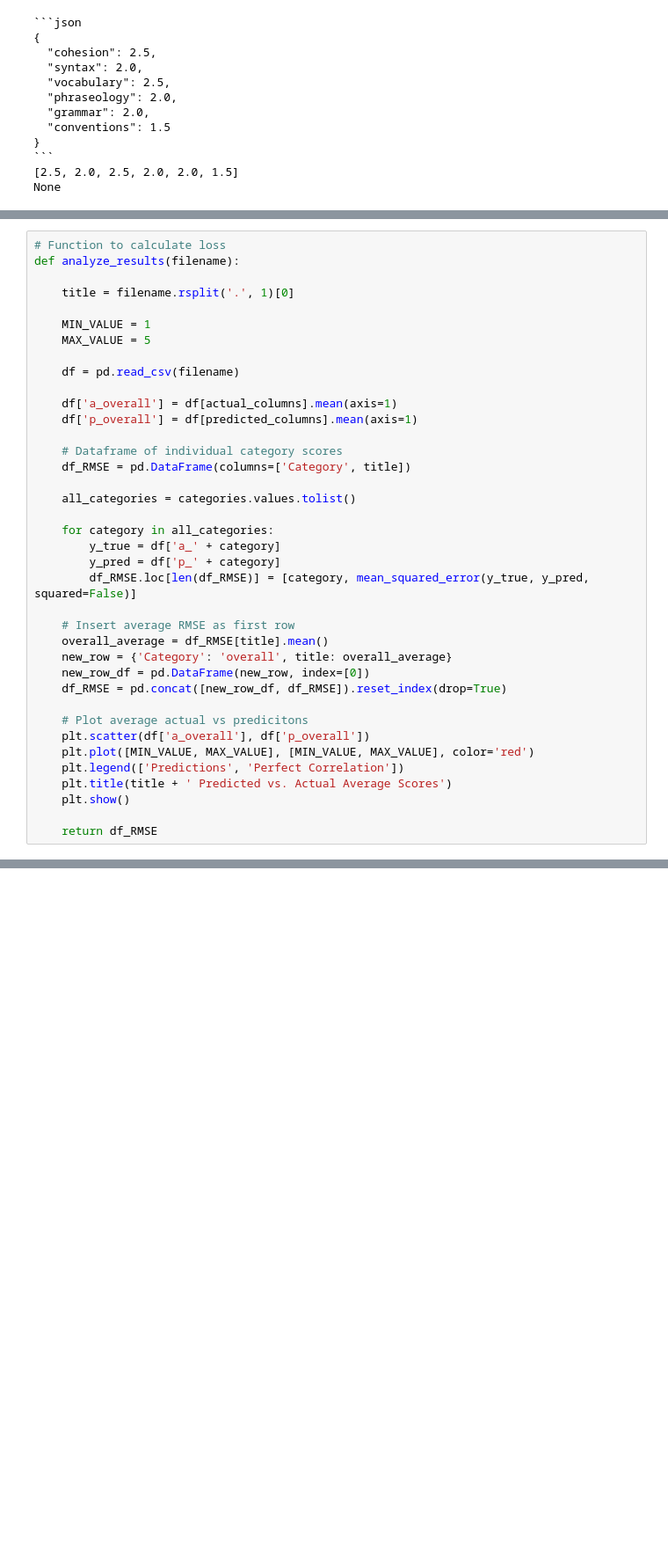
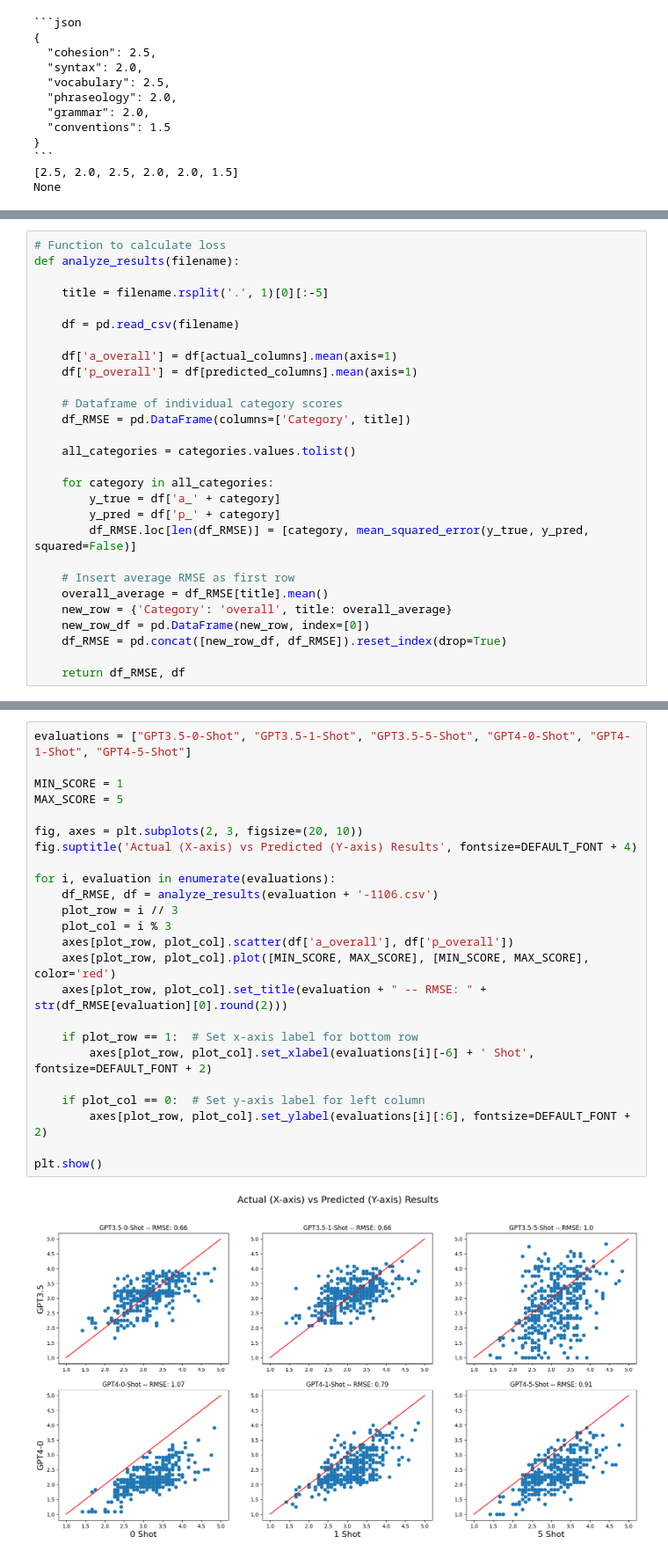
Before and after one commit to kdevoe/Essay-Scoring, a Jupyter notebook: ell-prompt-eval.ipynb, the cells around one changed output, grey strips where cells are left out. Shown at 88% size. Cells and saved outputs as stored; diff of their text form; blank space fills up the shorter version.

Commit message:
Adding full GPT model results

```diff
--- a/ell-prompt-eval.ipynb
+++ b/ell-prompt-eval.ipynb
@@ -238,10 +236,7 @@ RateLimitError: Error code: 429 - {'error': {'message': 'Rate limit reached for
 # Function to calculate loss
 def analyze_results(filename):
 
-    title = filename.rsplit('.', 1)[0]
-
-    MIN_VALUE = 1
-    MAX_VALUE = 5
+    title = filename.rsplit('.', 1)[0][:-5]
 
     df = pd.read_csv(filename)
 
@@ -264,11 +259,4 @@ def analyze_results(filename):
     new_row_df = pd.DataFrame(new_row, index=[0])
     df_RMSE = pd.concat([new_row_df, df_RMSE]).reset_index(drop=True)
 
-    # Plot average actual vs predicitons
-    plt.scatter(df['a_overall'], df['p_overall'])
-    plt.plot([MIN_VALUE, MAX_VALUE], [MIN_VALUE, MAX_VALUE], color='red')
-    plt.legend(['Predictions', 'Perfect Correlation'])
-    plt.title(title + ' Predicted vs. Actual Average Scores')
-    plt.show()
-
-    return df_RMSE
+    return df_RMSE, df
@@ -353,3 +263,29 @@ display(analyze_results("GPT4-5-Shot-1106.csv"))
+# %%
+evaluations = ["GPT3.5-0-Shot", "GPT3.5-1-Shot", "GPT3.5-5-Shot", "GPT4-0-Shot", "GPT4-1-Shot", "GPT4-5-Shot"]
+
+MIN_SCORE = 1
+MAX_SCORE = 5
+
+fig, axes = plt.subplots(2, 3, figsize=(20, 10))
+fig.suptitle('Actual (X-axis) vs Predicted (Y-axis) Results', fontsize=DEFAULT_FONT + 4)
+
+for i, evaluation in enumerate(evaluations):
+    df_RMSE, df = analyze_results(evaluation + '-1106.csv')
+    plot_row = i // 3
+    plot_col = i % 3
+    axes[plot_row, plot_col].scatter(df['a_overall'], df['p_overall'])
+    axes[plot_row, plot_col].plot([MIN_SCORE, MAX_SCORE], [MIN_SCORE, MAX_SCORE], color='red')
+    axes[plot_row, plot_col].set_title(evaluation + " -- RMSE: " + str(df_RMSE[evaluation][0].round(2)))
+
+    if plot_row == 1:  # Set x-axis label for bottom row
+        axes[plot_row, plot_col].set_xlabel(evaluations[i][-6] + ' Shot', fontsize=DEFAULT_FONT + 2)
+
+    if plot_col == 0:  # Set y-axis label for left column
+        axes[plot_row, plot_col].set_ylabel(evaluations[i][:6], fontsize=DEFAULT_FONT + 2)
+
+plt.show()
+# %% [output]
+[figure, added]
 # %%
 df_fine_tuned = pd.read_csv("Fine-Tuning-Results.csv")
 
```
Also changed, not shown: parts of 5 cells of this notebook, 2 other files.
